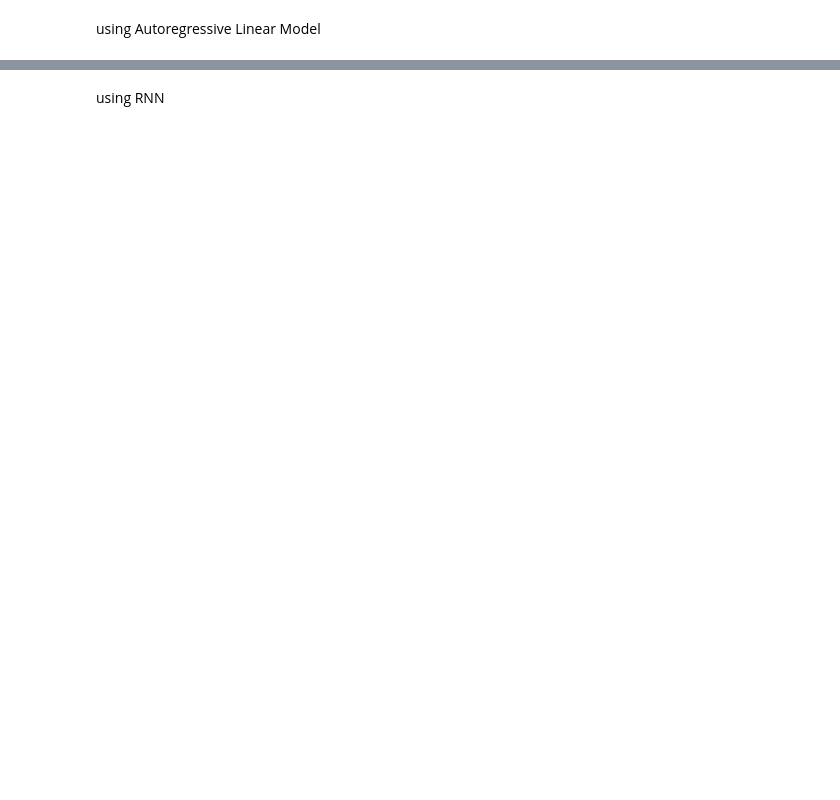
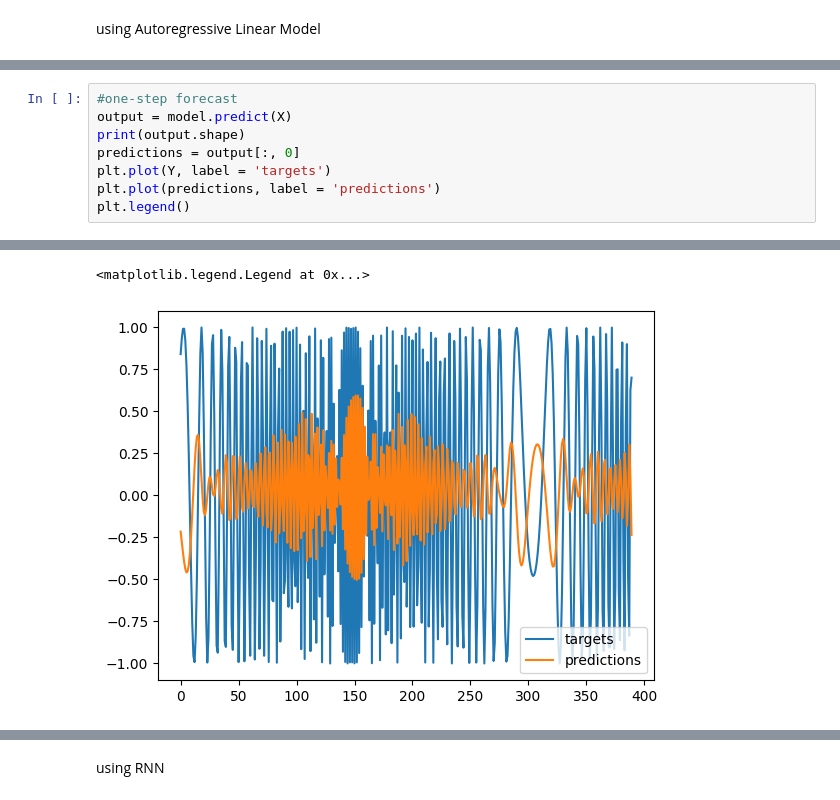
Before and after one commit to ChitteshKumar/udemy_deep_learning_tutorials, a Jupyter notebook: LSTM&GRU.ipynb, the cells around one changed output, grey strips where cells are left out. Saved outputs shown, nothing was run; the diff lists cells and outputs as text; blank space fills up the shorter version.

```diff
--- a/LSTM&GRU.ipynb
+++ b/LSTM&GRU.ipynb
@@ -36,0 +72,9 @@ using Autoregressive Linear Model
+# %%
+#one-step forecast
+output = model.predict(X)
+print(output.shape)
+predictions = output[:, 0]
+plt.plot(Y, label = 'targets')
+plt.plot(predictions, label = 'predictions')
+plt.legend()
+# %% [output]
@@ -36,0 +83,2 @@ using Autoregressive Linear Model
+<matplotlib.legend.Legend at 0x...>
+[figure, added]
```
Also changed, not shown: parts of 14 cells of this notebook.
